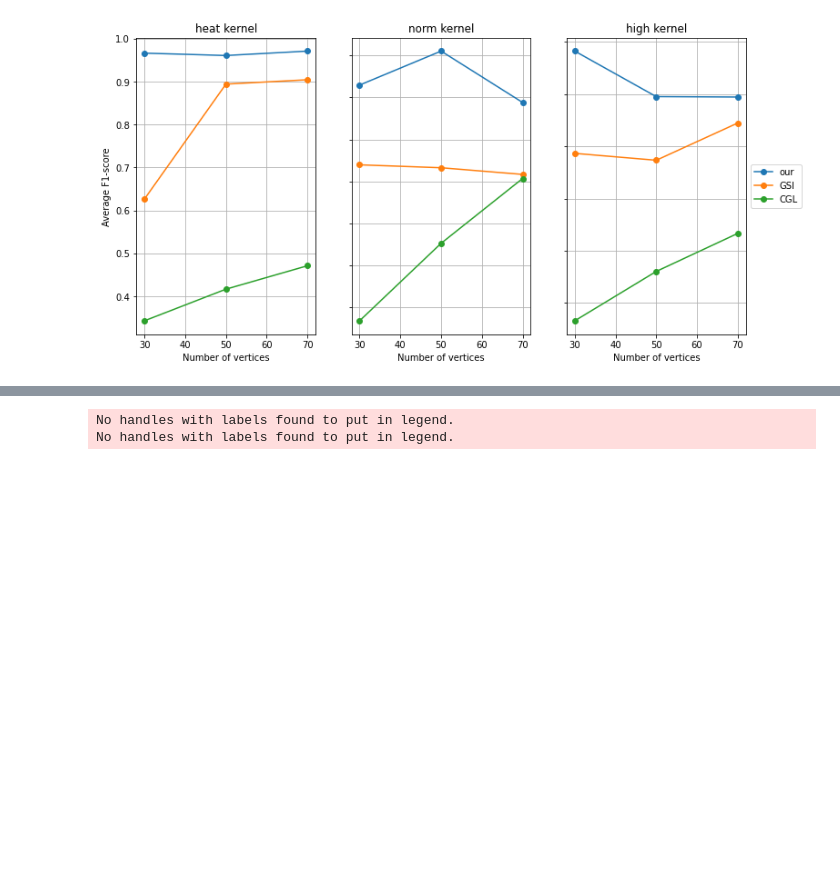
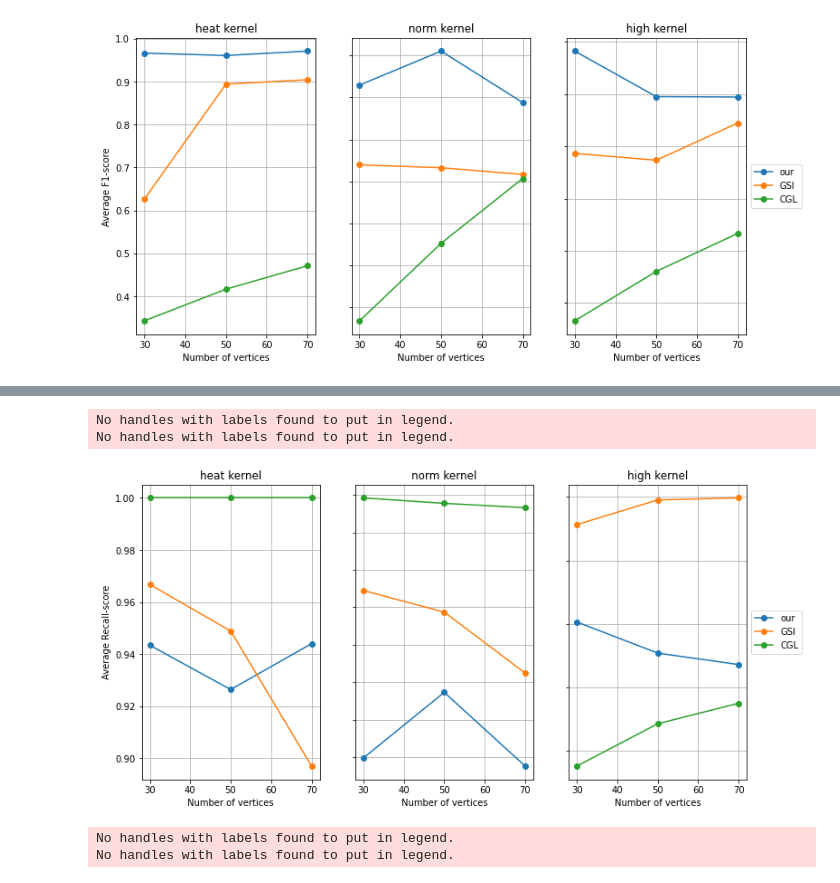
Before and after one commit to mattminder/FiGLearn, a Jupyter notebook: examples/simulations.ipynb, the cells around one changed output, grey strips where cells are left out. Saved outputs shown, nothing was run; the diff lists cells and outputs as text; code cells hidden in the pictures; blank space fills up the shorter version.

```diff
--- a/examples/simulations.ipynb
+++ b/examples/simulations.ipynb
@@ -358,0 +392,3 @@ defaultdict(dict,
+# %%
+recall_avg = score_avg(recall_dict)
+recall_avg
@@ -430,3 +490,9 @@ No handles with labels found to put in legend.
+# %%
+plot_results(recall_avg,"Average Recall-score")
+# %% [output]
+No handles with labels found to put in legend.
+No handles with labels found to put in legend.
+[figure, added]
 # %%
 plot_results(acc_avg,"Average Acc. Score")
 # %% [output]
```
Also changed, not shown: parts of 7 cells of this notebook.
